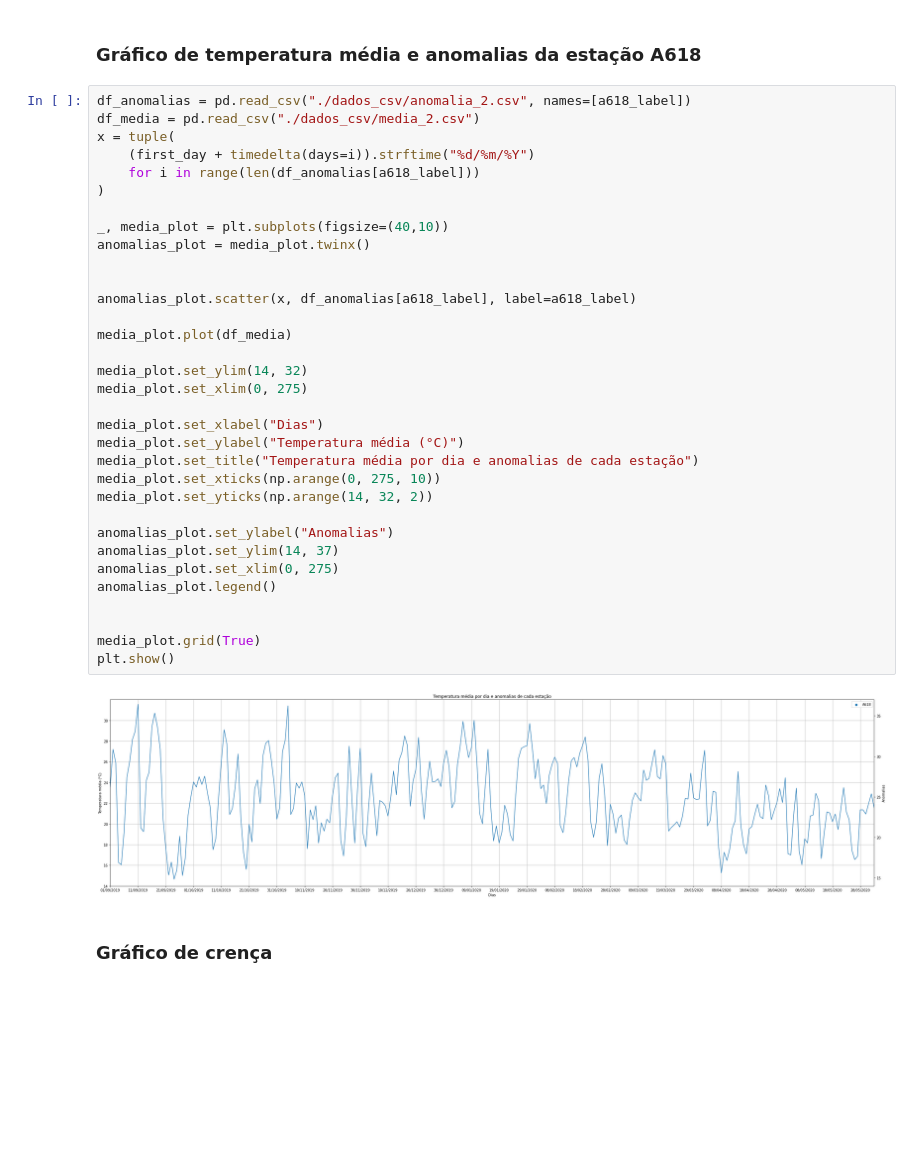
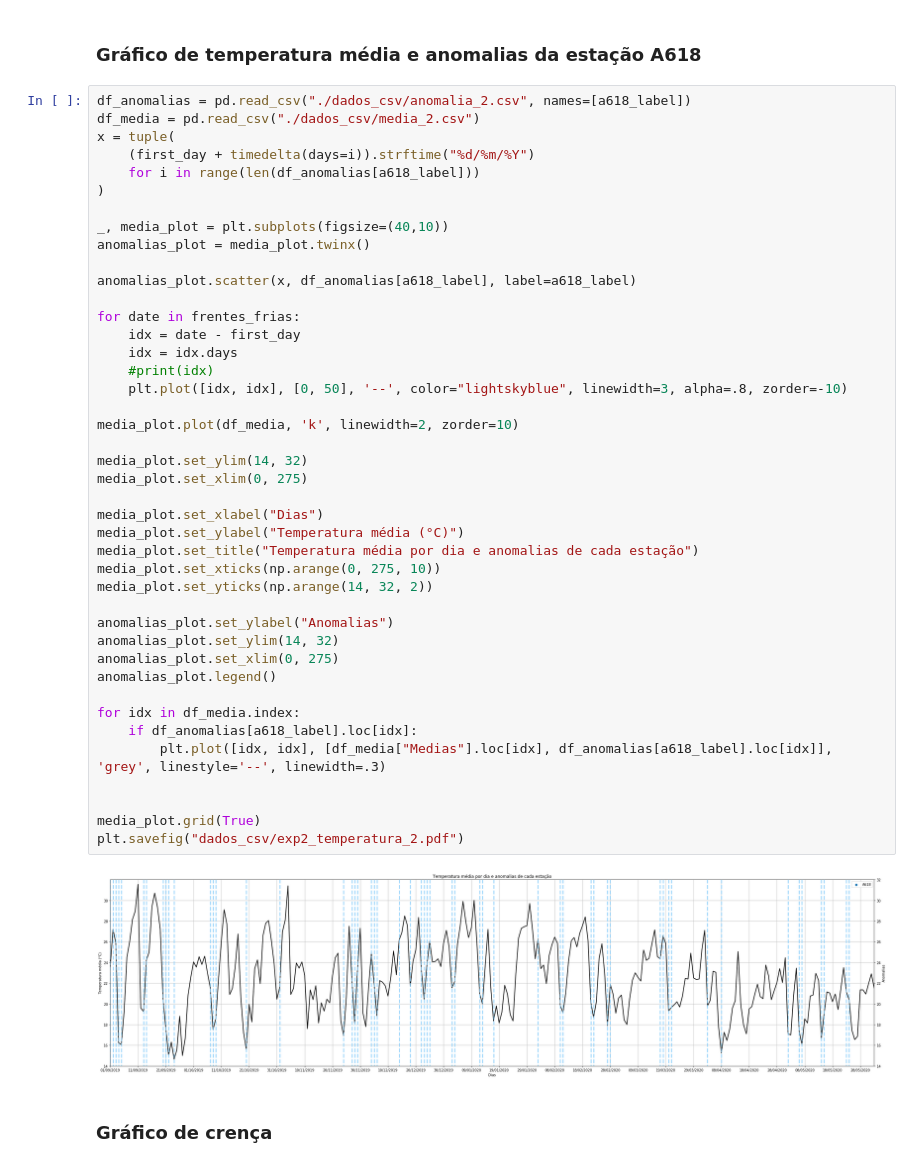
Before and after one commit to asalunai/IoT-trabalho, a Jupyter notebook: graficos_separados.ipynb, the cells around one changed output. Saved outputs shown, nothing was run; the diff lists cells and outputs as text; blank space fills up the shorter version.

```diff
--- a/graficos_separados.ipynb
+++ b/graficos_separados.ipynb
@@ -124,38 +124,47 @@ plt.savefig("dados_csv/exp1_temperatura.pdf")
 # %%
 df_anomalias = pd.read_csv("./dados_csv/anomalia_2.csv", names=[a618_label])
 df_media = pd.read_csv("./dados_csv/media_2.csv")
 x = tuple(
     (first_day + timedelta(days=i)).strftime("%d/%m/%Y")
     for i in range(len(df_anomalias[a618_label]))
 )
 
 _, media_plot = plt.subplots(figsize=(40,10))
 anomalias_plot = media_plot.twinx()
 
-
 anomalias_plot.scatter(x, df_anomalias[a618_label], label=a618_label)
 
-media_plot.plot(df_media)
+for date in frentes_frias:
+    idx = date - first_day
+    idx = idx.days
+    #print(idx)
+    plt.plot([idx, idx], [0, 50], '--', color="lightskyblue", linewidth=3, alpha=.8, zorder=-10)
+
+media_plot.plot(df_media, 'k', linewidth=2, zorder=10)
 
 media_plot.set_ylim(14, 32)
 media_plot.set_xlim(0, 275)
 
 media_plot.set_xlabel("Dias")
 media_plot.set_ylabel("Temperatura média (°C)")
 media_plot.set_title("Temperatura média por dia e anomalias de cada estação")
 media_plot.set_xticks(np.arange(0, 275, 10))
 media_plot.set_yticks(np.arange(14, 32, 2))
 
 anomalias_plot.set_ylabel("Anomalias")
-anomalias_plot.set_ylim(14, 37)
+anomalias_plot.set_ylim(14, 32)
 anomalias_plot.set_xlim(0, 275)
 anomalias_plot.legend()
 
+for idx in df_media.index:
+    if df_anomalias[a618_label].loc[idx]:
+        plt.plot([idx, idx], [df_media["Medias"].loc[idx], df_anomalias[a618_label].loc[idx]], 'grey', linestyle='--', linewidth=.3)
+
 
 media_plot.grid(True)
-plt.show()
+plt.savefig("dados_csv/exp2_temperatura_2.pdf")
 # %% [output]
-[figure, old version]
+[figure, new version]
 # %% [markdown]
 ### Gráfico de crença
 # %%
```
Also changed, not shown: parts of 8 cells of this notebook.
